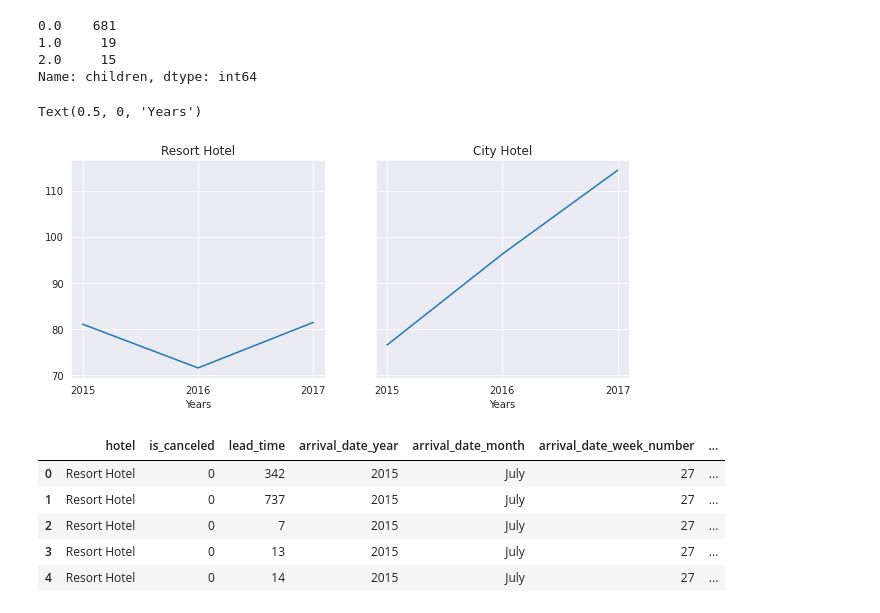
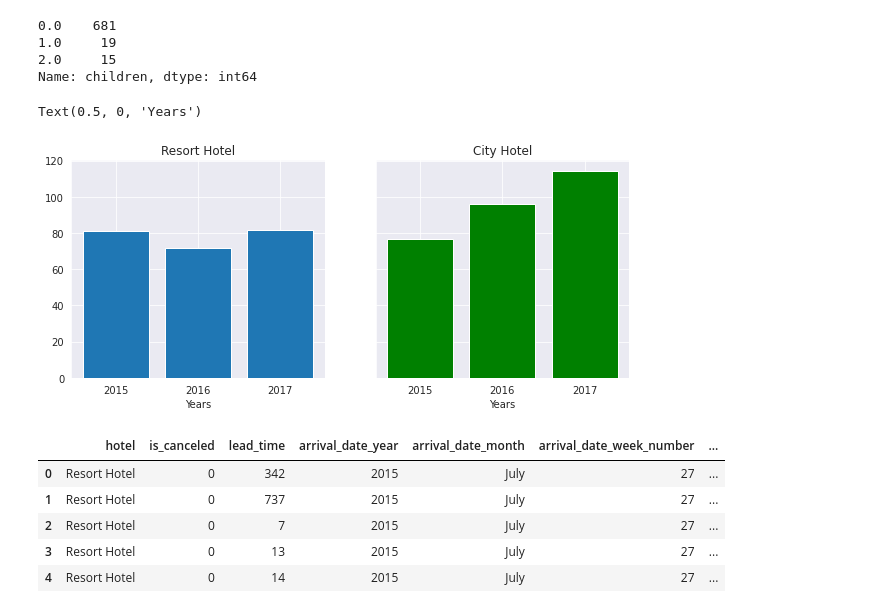
Before and after one commit to suchirmm/hotel-booking, a Jupyter notebook: hotel_booking_analysis.ipynb, the cells around one changed output. Saved outputs shown, nothing was run; the diff lists cells and outputs as text; code cells hidden in the pictures.

```diff
--- a/hotel_booking_analysis.ipynb
+++ b/hotel_booking_analysis.ipynb
@@ -154,36 +158,36 @@ Name: children, dtype: int64
 
 fig, (ax1, ax2) = plt.subplots(1, 2, sharey = True)
 
 fig.set_figwidth(10)
 
 bar_data_resort = df.loc[(df['hotel']== 'Resort Hotel') & (df['stays_in_week_nights'] == 2)]\
 .groupby(['arrival_date_year'])['adr'].median().sort_index()
 
 labels = [str (ele) for ele in bar_data_resort.index]
 values = [ele for ele in bar_data_resort.values]
 
-ax1.plot(labels, values)
+ax1.bar(labels, values)
 ax1.set_title('Resort Hotel')
 ax1.set_xlabel('Years')
 
 
 
 bar_data_city = df.loc[(df['hotel']== 'City Hotel') & (df['stays_in_week_nights'] == 2)]\
 .groupby(['arrival_date_year'])['adr'].median().sort_index()
 
 labels = [str (ele) for ele in bar_data_city.index]
 values = [ele for ele in bar_data_city.values]
 
-ax2.plot(labels, values)
+ax2.bar(labels, values, color = 'green')
 ax2.set_title('City Hotel')
 ax2.set_xlabel('Years')
 
 
 
 #del(bar_data_resort, bar_data_city, labels, values)
 # %% [output]
 Text(0.5, 0, 'Years')
-[figure, old version]
+[figure, new version]
 # %%
 df.head()
 # %% [output]
```
Also changed, not shown: parts of 27 cells of this notebook.
